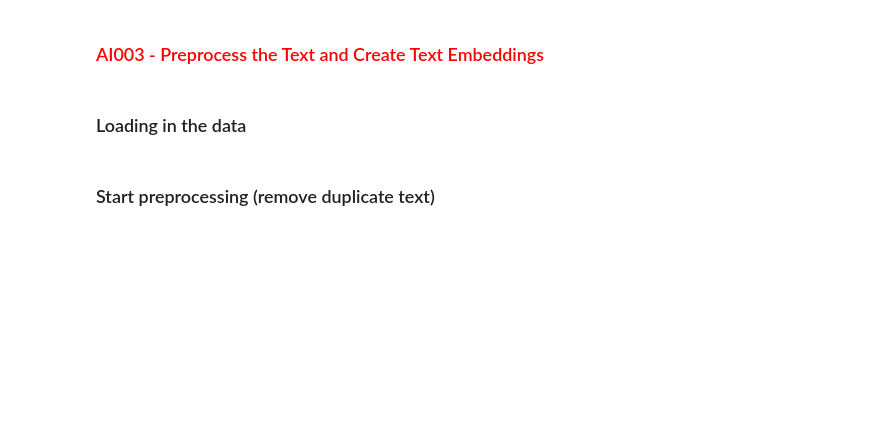
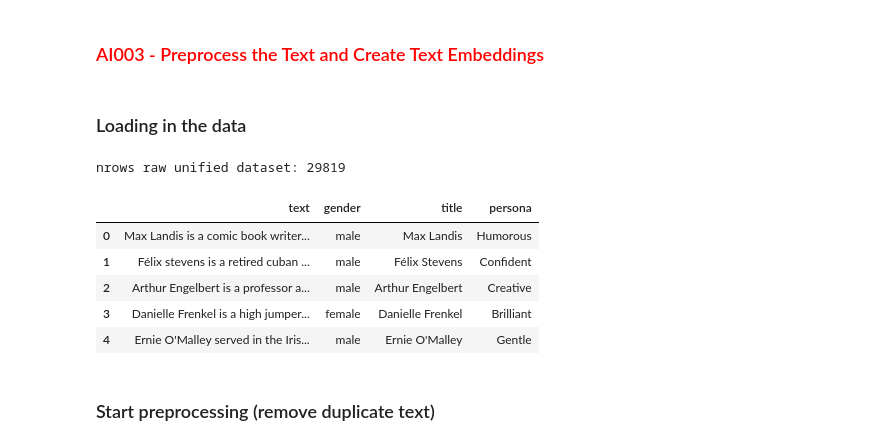
Before and after one commit to Wojciech-Skarbek-K/groupA-backend, a Jupyter notebook: AI/notebooks/AI003.ipynb, the cells around one changed output. Cells and saved outputs as stored; diff of their text form; code cells hidden in the pictures; blank space fills up the shorter version.

```diff
--- a/AI/notebooks/AI003.ipynb
+++ b/AI/notebooks/AI003.ipynb
@@ -11,22 +11,26 @@ import nltk
 # %% [markdown]
 ### Loading in the data
 # %%
-%%capture
-
-from datasets import load_dataset
-
-train_data = load_dataset('md_gender_bias', name = 'funpedia', split = 'train')
-test_data = load_dataset('md_gender_bias', name = 'funpedia', split = 'test')
-val_data = load_dataset('md_gender_bias', name = 'funpedia', split = 'validation')
-
-train_data = pd.DataFrame(train_data)
-test_data = pd.DataFrame(test_data)
-val_data = pd.DataFrame(val_data)
+#data source: https://huggingface.co/datasets/md_gender_bias
+train_data = pd.read_json('data/md_gender_bias/funpedia/train.jsonl', lines = True)
+test_data = pd.read_json('data/md_gender_bias/funpedia/test.jsonl', lines = True)
+val_data = pd.read_json('data/md_gender_bias/funpedia/valid.jsonl', lines = True)
 
 #combine pre-split datasets into one then apply train test split function twice
 unified_data = train_data.append(test_data, ignore_index=True)
 unified_data = unified_data.append(val_data, ignore_index=True)
 print('nrows raw unified dataset:', len(unified_data))
+# %% [output]
+nrows raw unified dataset: 29819
+# %%
+unified_data.head()
+# %% [output]
+|  | text | gender | title | persona |
+| 0 | Max Landis is a comic book writer... | male | Max Landis | Humorous |
+| 1 | Félix stevens is a retired cuban ... | male | Félix Stevens | Confident |
+| 2 | Arthur Engelbert is a professor a... | male | Arthur Engelbert | Creative |
+| 3 | Danielle Frenkel is a high jumper... | female | Danielle Frenkel | Brilliant |
+| 4 | Ernie O'Malley served in the Iris... | male | Ernie O'Malley | Gentle |
 # %% [markdown]
 ### Start preprocessing (remove duplicate text)
 # %%
```
Also changed, not shown: parts of 7 cells of this notebook, 4 other files.
